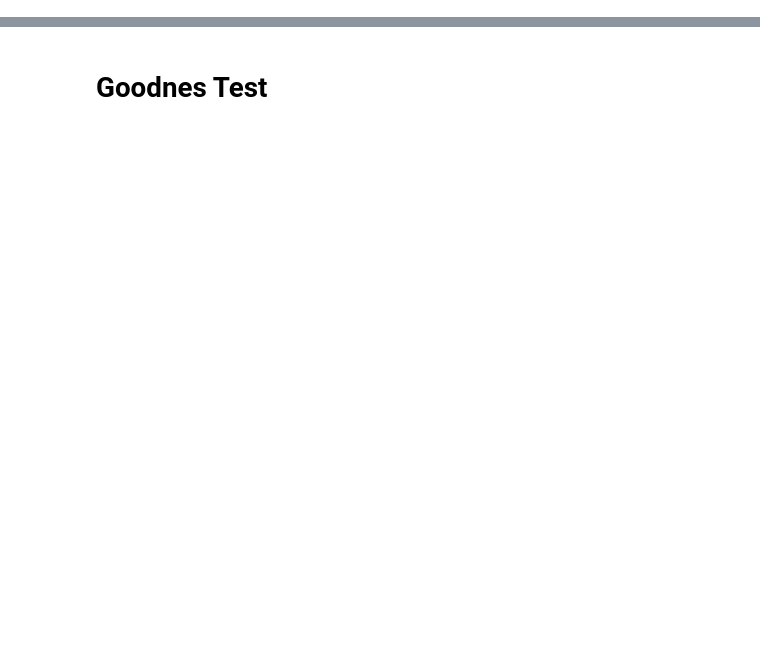
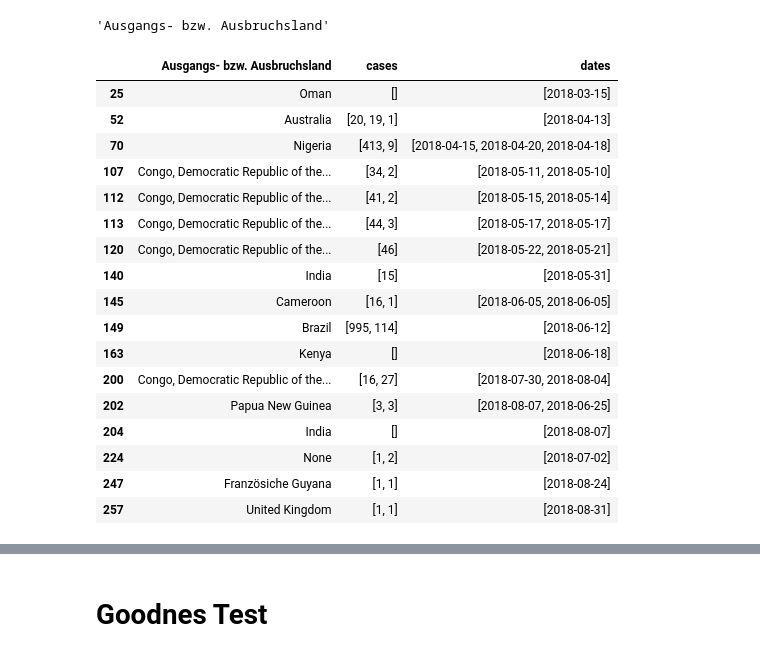
Before and after one commit to aauss/EventEpi, a Jupyter notebook: Example_analysis.ipynb, the cells around one changed output, grey strips where cells are left out. Drawn from its saved outputs; the diff is of its cells as text; code cells hidden in the pictures; blank space fills up the shorter version.

```diff
--- a/Example_analysis.ipynb
+++ b/Example_analysis.ipynb
@@ -62,0 +188,6 @@ for column in sources_filtered.columns[::-3]: # Use only the columns mentioning
+# %%
+dates = dates.replace("nan",np.nan)
+# %%
+dates = dates.values.tolist()
+dates = [list(filter(lambda x: x==x, row)) for row in dates]
+dates
@@ -62,0 +212,6 @@ for column in sources_filtered.columns[::-3]: # Use only the columns mentioning
+# %%
+faelle = sources_filtered.iloc[:,-3:].copy(deep=True)
+faelle = faelle.replace(np.nan,"nan")
+faelle = faelle.values.tolist()
+faelle = [list(filter(lambda x: x==x, row)) for row in faelle]
+faelle
@@ -62,0 +236,13 @@ for column in sources_filtered.columns[::-3]: # Use only the columns mentioning
+# %%
+cases = []
+for row in faelle:
+    strings = []
+    if len(row) >=1 :
+        for string in row:
+            string = str(string)
+            found = re.findall(r"(\d{1,})",string)
+            strings.extend([digit for digit in found if digit != '' and digit != "0"])
+        cases.append(strings)
+    else:
+        cases.append(row)
+cases
@@ -62,0 +267,28 @@ for column in sources_filtered.columns[::-3]: # Use only the columns mentioning
+# %%
+sources_filtered.columns[-4]
+# %% [output]
+'Ausgangs- bzw. Ausbruchsland'
+# %%
+comparable_edb = sources_filtered['Ausgangs- bzw. Ausbruchsland'].copy(deep=True).to_frame()
+comparable_edb["cases"] = cases
+comparable_edb["dates"] = dates
+comparable_edb
+# %% [output]
+|  | Ausgangs- bzw. Ausbruchsland | cases | dates |
+| 25 | Oman | [] | [2018-03-15] |
+| 52 | Australia | [20, 19, 1] | [2018-04-13] |
+| 70 | Nigeria | [413, 9] | [2018-04-15, 2018-04-20, 2018-04-18] |
+| 107 | Congo, Democratic Republic of the... | [34, 2] | [2018-05-11, 2018-05-10] |
+| 112 | Congo, Democratic Republic of the... | [41, 2] | [2018-05-15, 2018-05-14] |
+| 113 | Congo, Democratic Republic of the... | [44, 3] | [2018-05-17, 2018-05-17] |
+| 120 | Congo, Democratic Republic of the... | [46] | [2018-05-22, 2018-05-21] |
+| 140 | India | [15] | [2018-05-31] |
+| 145 | Cameroon | [16, 1] | [2018-06-05, 2018-06-05] |
+| 149 | Brazil | [995, 114] | [2018-06-12] |
+| 163 | Kenya | [] | [2018-06-18] |
+| 200 | Congo, Democratic Republic of the... | [16, 27] | [2018-07-30, 2018-08-04] |
+| 202 | Papua New Guinea | [3, 3] | [2018-08-07, 2018-06-25] |
+| 204 | India | [] | [2018-08-07] |
+| 224 | None | [1, 2] | [2018-07-02] |
+| 247 | Französiche Guyana | [1, 1] | [2018-08-24] |
+| 257 | United Kingdom | [1, 1] | [2018-08-31] |
```
Also changed, not shown: parts of 61 cells of this notebook.
